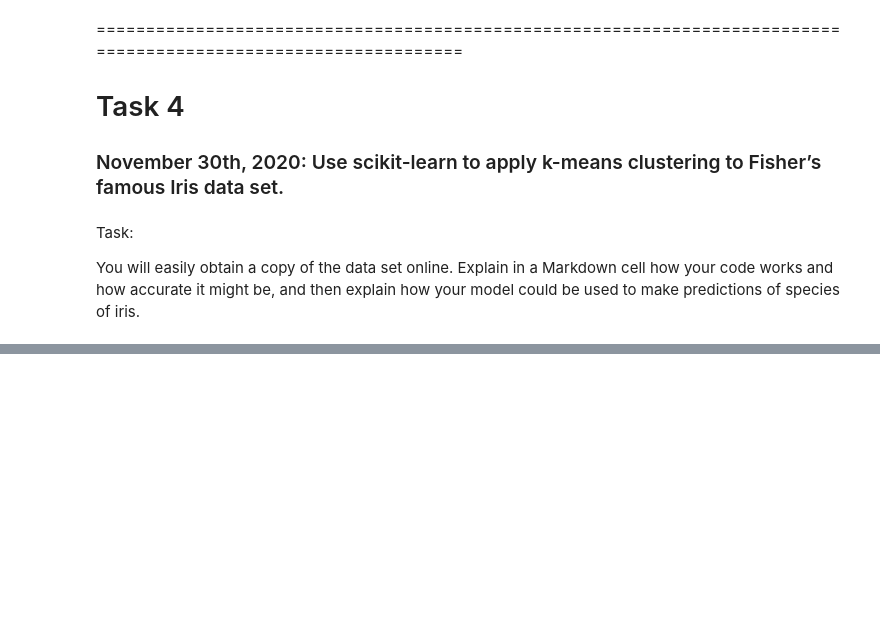
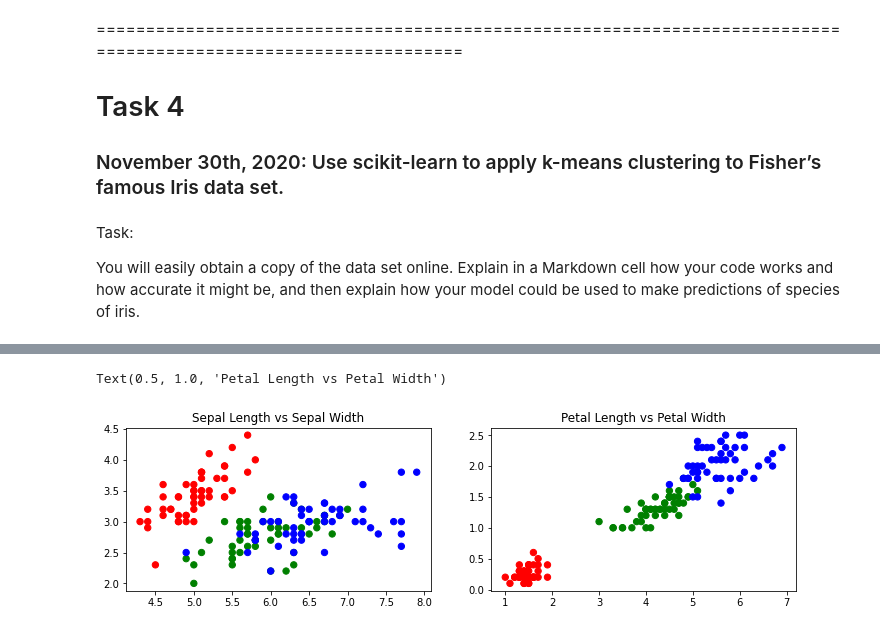
Before and after one commit to Vitalismirnov/Machine_Learning, a Jupyter notebook: Assignments.ipynb, the cells around one changed output, grey strips where cells are left out. Drawn from its saved outputs; the diff is of its cells as text; code cells hidden in the pictures; blank space fills up the shorter version.

```diff
--- a/Assignments.ipynb
+++ b/Assignments.ipynb
@@ -412,0 +590,4 @@ of iris.
+# %%
+iris = datasets.load_iris()
+print (iris.data)
+print (iris.target)
@@ -412,0 +612,5 @@ of iris.
+# %%
+#converting arrays to a pandas DataFrame for ease of use.Column names  set explicitly.
+x = pd.DataFrame(iris.data, columns=['Sepal Length', 'Sepal Width', 'Petal Length', 'Petal Width'])
+y = pd.DataFrame(iris.target, columns=['Target'])
+y
@@ -412,0 +631,22 @@ of iris.
+# %%
+# a plot figure of size 12 units wide & 3 units tall
+plt.figure(figsize=(12,3))
+
+# array of three colours, one for each species.
+colors = np.array(['red', 'green', 'blue'])
+
+#Scatter plot for Sepal Length vs Sepal Width
+#nrows=1, ncols=2, plot_number=1
+# http://matplotlib.org/api/pyplot_api.html#matplotlib.pyplot.subplot
+plt.subplot(1, 2, 1)
+
+# http://matplotlib.org/api/pyplot_api.html#matplotlib.pyplot.scatter
+plt.scatter(x['Sepal Length'], x['Sepal Width'], c=colors[y['Target']], s=40)
+plt.title('Sepal Length vs Sepal Width')
+
+plt.subplot(1,2,2)
+plt.scatter(x['Petal Length'], x['Petal Width'], c= colors[y.Target], s=40)
+plt.title('Petal Length vs Petal Width')
+# %% [output]
+Text(0.5, 1.0, 'Petal Length vs Petal Width')
+[figure, added]
```
Also changed, not shown: parts of 27 cells of this notebook.
